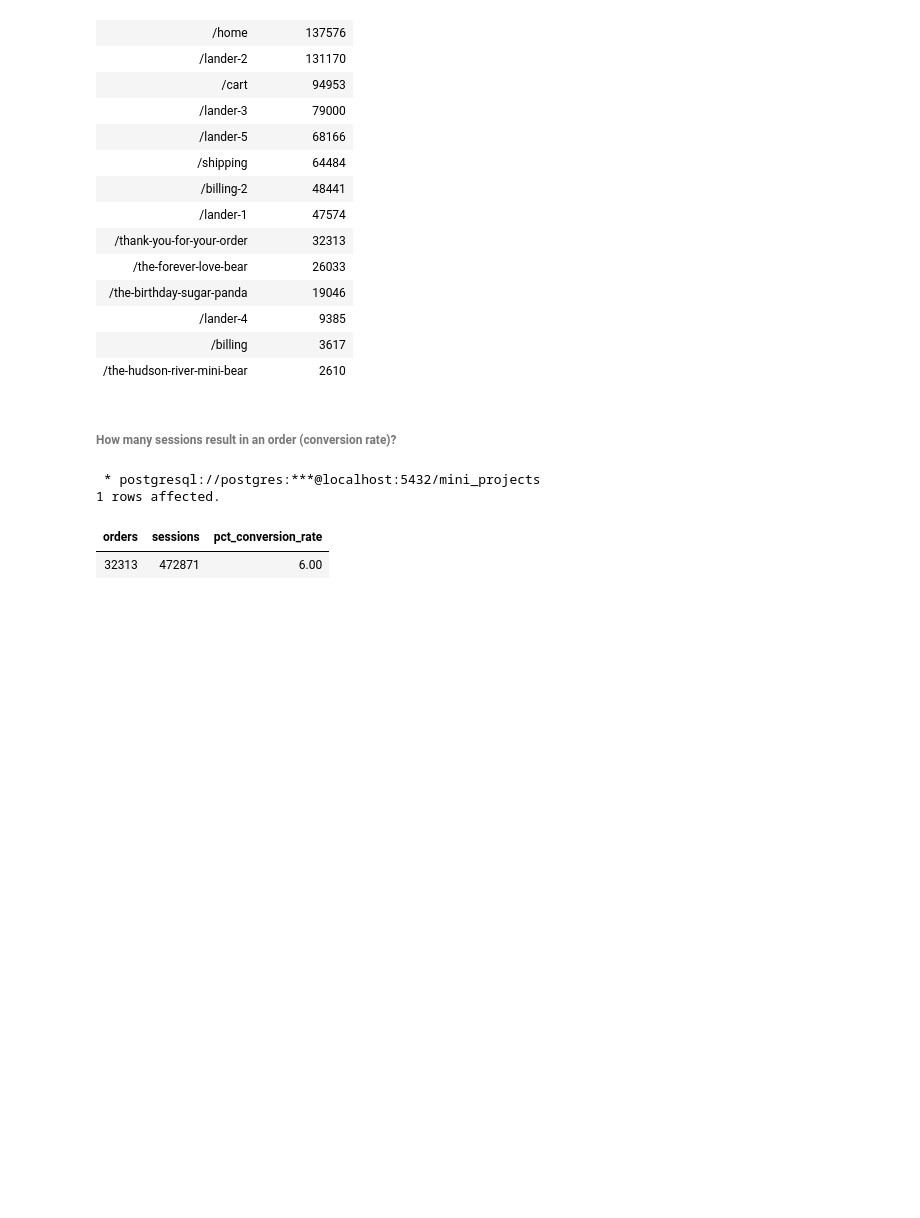
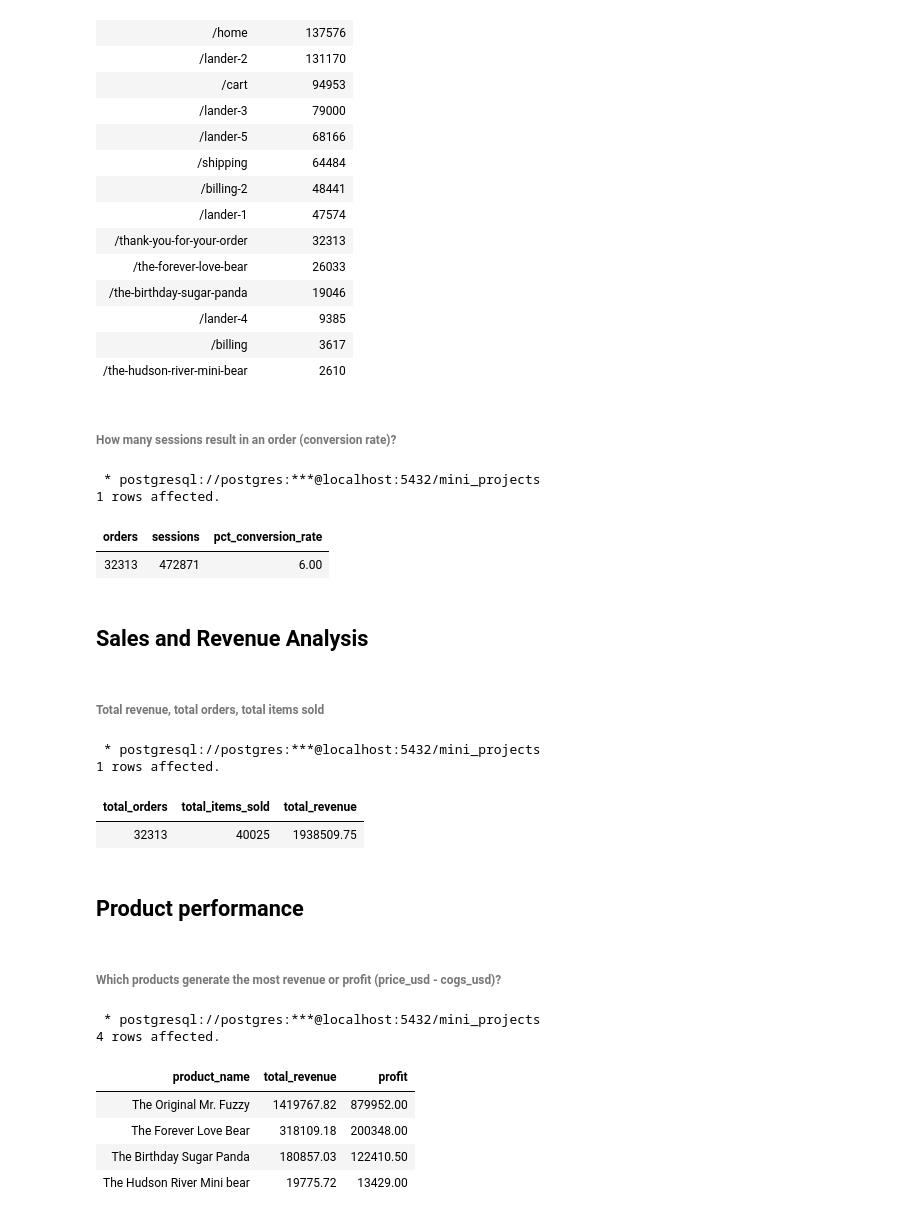
Before and after one commit to Ronald116/Data-Analysis-Projects, a Jupyter notebook: SQL/Maven_Toy_Factory/analysis.ipynb, the cells around one changed output. Drawn from its saved outputs; the diff is of its cells as text; code cells hidden in the pictures; blank space fills up the shorter version.

Commit message:
product with the most revenue

```diff
--- a/SQL/Maven_Toy_Factory/analysis.ipynb
+++ b/SQL/Maven_Toy_Factory/analysis.ipynb
@@ -463,3 +463,47 @@ ON
 1 rows affected.
 | orders | sessions | pct_conversion_rate |
 | 32313 | 472871 | 6.00 |
+# %% [markdown]
+## Sales and Revenue Analysis
+# %% [markdown]
+###### Total revenue, total orders, total items sold
+# %%
+%%sql
+SELECT
+    COUNT(DISTINCT order_id) AS total_orders,
+    SUM(items_purchased) AS total_items_sold,
+    ROUND(SUM(price_usd), 2) AS total_revenue
+FROM
+    orders;
+# %% [output]
+ * postgresql://postgres:***@localhost:5432/mini_projects
+1 rows affected.
+| total_orders | total_items_sold | total_revenue |
+| 32313 | 40025 | 1938509.75 |
+# %% [markdown]
+## Product performance
+# %% [markdown]
+###### Which products generate the most revenue or profit (price_usd - cogs_usd)?
+# %%
+%%sql
+SELECT
+    p.product_name,
+    SUM(o.price_usd) AS total_revenue,
+    SUM(o.price_usd - o.cogs_used) AS profit
+FROM
+    orders o
+LEFT JOIN
+    products p
+ON o.primary_product_id = p.product_id
+GROUP BY
+    p.product_name
+ORDER BY
+    3 DESC, 2 DESC;
+# %% [output]
+ * postgresql://postgres:***@localhost:5432/mini_projects
+4 rows affected.
+| product_name | total_revenue | profit |
+| The Original Mr. Fuzzy | 1419767.82 | 879952.00 |
+| The Forever Love Bear | 318109.18 | 200348.00 |
+| The Birthday Sugar Panda | 180857.03 | 122410.50 |
+| The Hudson River Mini bear | 19775.72 | 13429.00 |
```
